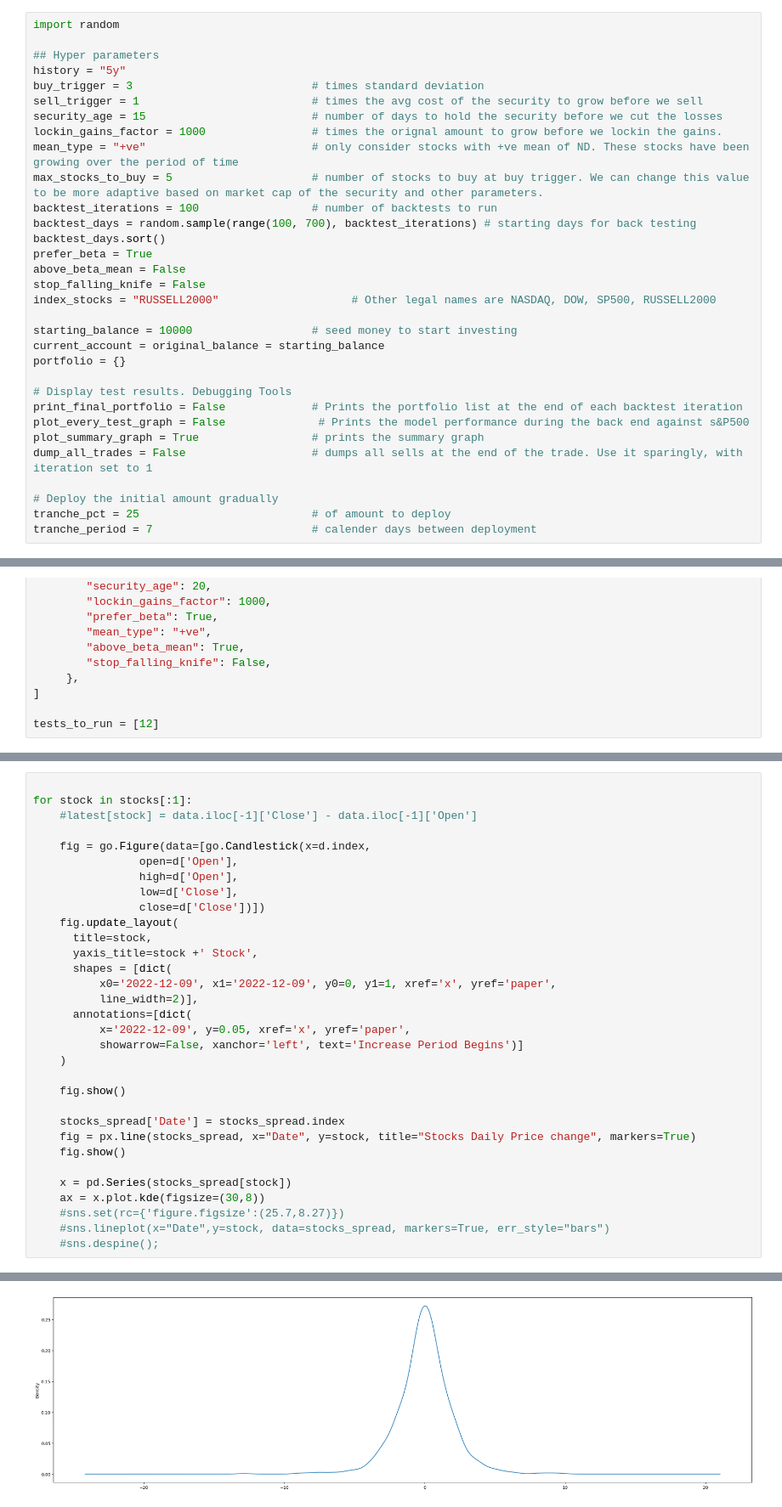
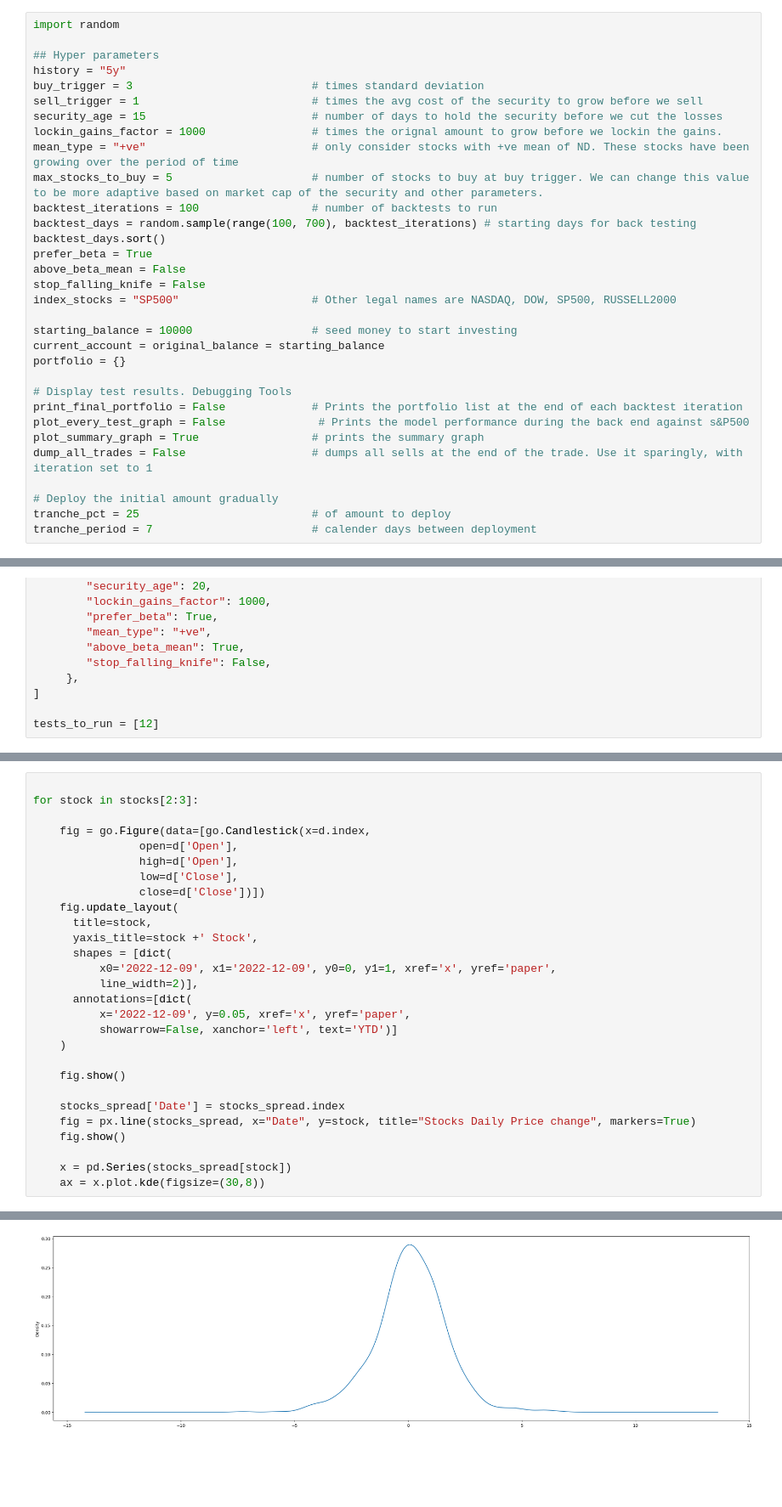
Before and after one commit to MuralidharB/tft-stocks, a Jupyter notebook: close_open.ipynb, the cells around one changed output, grey strips where cells are left out. Shown at 85% size. Cells and saved outputs as stored; diff of their text form; blank space fills up the shorter version.

```diff
--- a/close_open.ipynb
+++ b/close_open.ipynb
@@ -28,7 +28,7 @@ backtest_days.sort()
 prefer_beta = True
 above_beta_mean = False
 stop_falling_knife = False
-index_stocks = "RUSSELL2000"                    # Other legal names are NASDAQ, DOW, SP500, RUSSELL2000
+index_stocks = "SP500"                    # Other legal names are NASDAQ, DOW, SP500, RUSSELL2000
 
 starting_balance = 10000                  # seed money to start investing
 current_account = original_balance = starting_balance
@@ -245,39 +236,35 @@ TFM: No data found for this date range, symbol may be delisted
 # %%
 
-for stock in stocks[:1]:
-    #latest[stock] = data.iloc[-1]['Close'] - data.iloc[-1]['Open']
+for stock in stocks[2:3]:
 
     fig = go.Figure(data=[go.Candlestick(x=d.index,
                 open=d['Open'],
                 high=d['Open'],
                 low=d['Close'],
                 close=d['Close'])])
     fig.update_layout(
       title=stock,
       yaxis_title=stock +' Stock',
       shapes = [dict(
           x0='2022-12-09', x1='2022-12-09', y0=0, y1=1, xref='x', yref='paper',
           line_width=2)],
       annotations=[dict(
           x='2022-12-09', y=0.05, xref='x', yref='paper',
-          showarrow=False, xanchor='left', text='Increase Period Begins')]
+          showarrow=False, xanchor='left', text='YTD')]
     )
 
     fig.show()
 
     stocks_spread['Date'] = stocks_spread.index
     fig = px.line(stocks_spread, x="Date", y=stock, title="Stocks Daily Price change", markers=True)
     fig.show()
 
     x = pd.Series(stocks_spread[stock])
     ax = x.plot.kde(figsize=(30,8))
-    #sns.set(rc={'figure.figsize':(25.7,8.27)})
-    #sns.lineplot(x="Date",y=stock, data=stocks_spread, markers=True, err_style="bars")
-    #sns.despine();
 # %% [output]
 [interactive output not drawn]
 [interactive output not drawn]
-[figure, old version]
+[figure, new version]
 # %%
 #print(stocks_spread.describe())
 std = stocks_spread.describe().loc['std']
```
Also changed, not shown: parts of 3 cells of this notebook.
